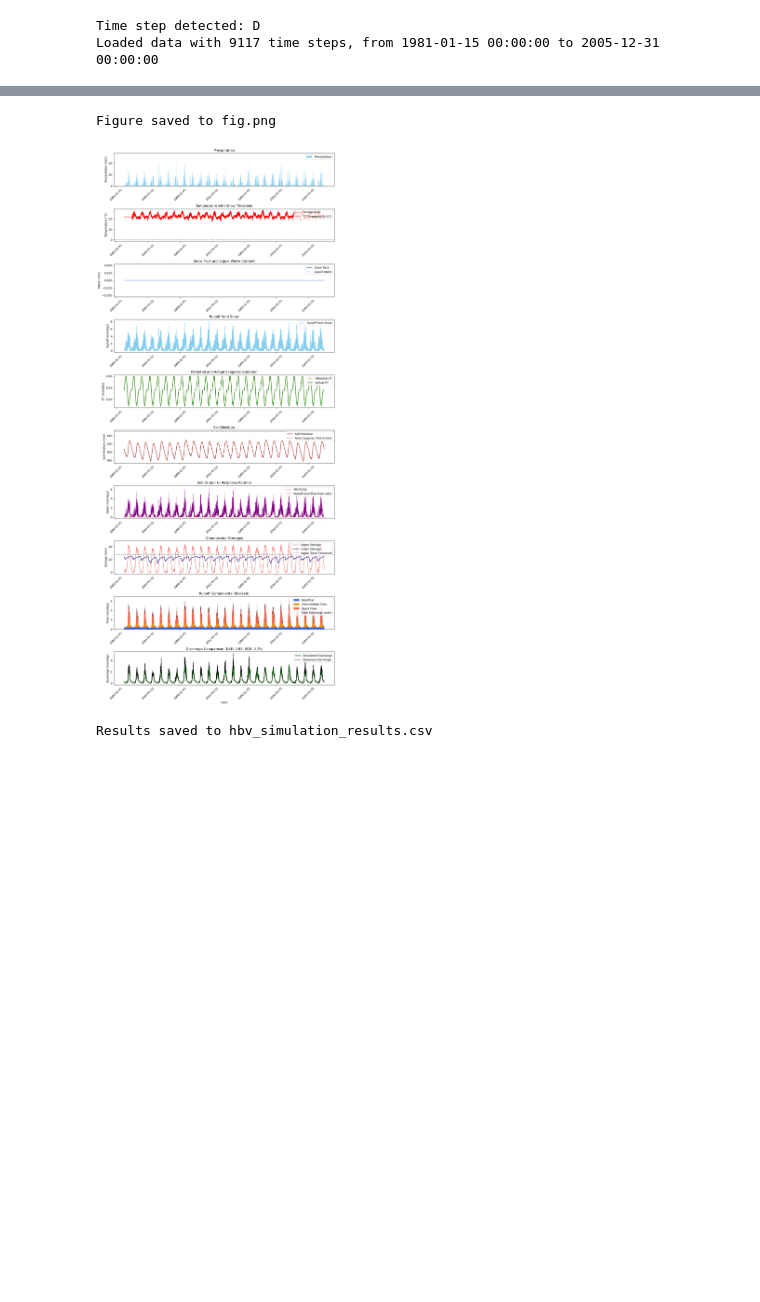
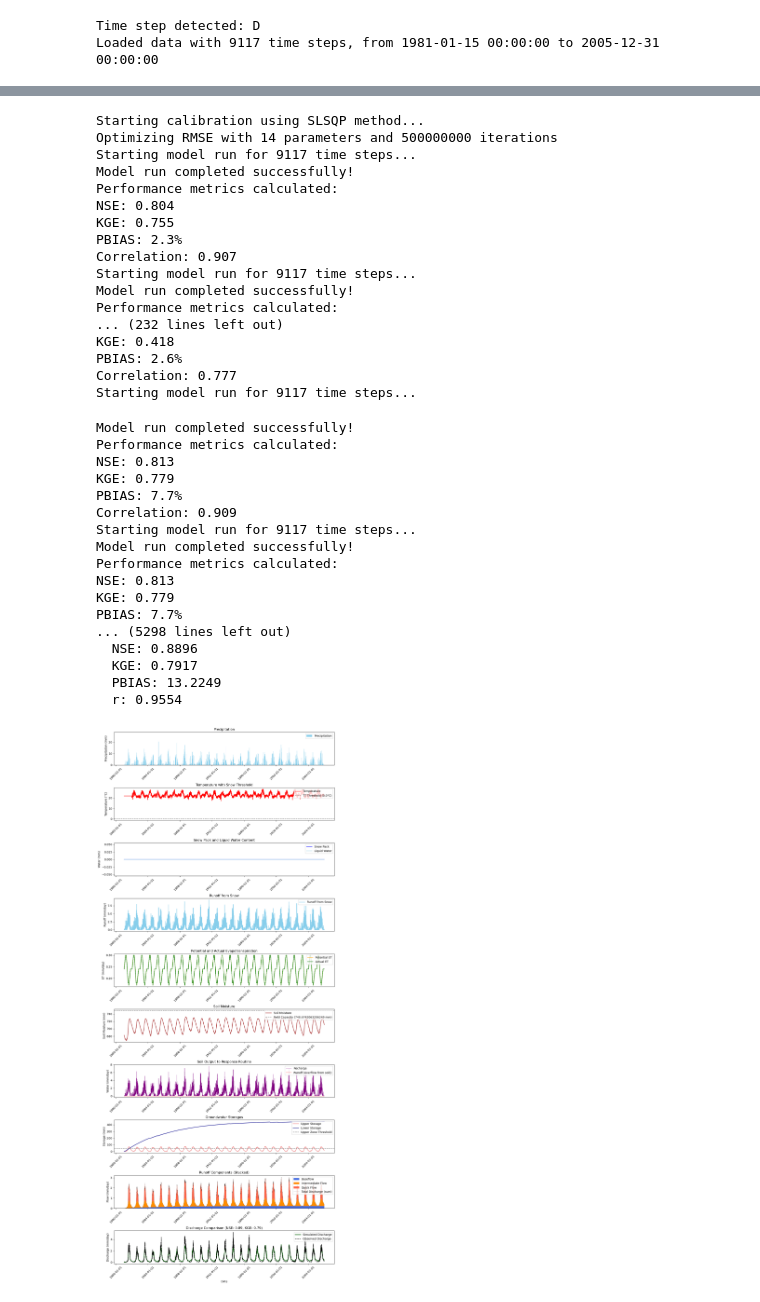
Before and after one commit to abdallaox/HBV_python_implementation, a Jupyter notebook: test.ipynb, the cells around one changed output, grey strips where cells are left out. Saved outputs shown, nothing was run; the diff lists cells and outputs as text; code cells hidden in the pictures; blank space fills up the shorter version.

Commit message:
did the calibration and achieved high results around 0.92

```diff
--- a/test.ipynb
+++ b/test.ipynb
@@ -107,10 +85,59 @@ Correlation: 0.924
 # %%
 #6. Visualize results
-model.plot_results(output_file='fig.png')
+#model.plot_results(output_file='fig.png')
 
-#7. Save results to CSV (optional)
-model.save_results("hbv_simulation_results.csv")
+# #7. Save results to CSV (optional)
+# model.save_results("hbv_simulation_results.csv")
-# %% [output]
-Figure saved to fig.png
-[figure, removed]
-Results saved to hbv_simulation_results.csv
+# %%
+results = calibrate_hbv_model(
+    model,
+    method='SLSQP',     # Optimization algorithm
+    objective='RMSE',    # Objective function to optimize
+    iterations=500000000,     # Maximum iterations
+    verbose=True,       # Print progress
+    plot_results=True   # Plot results after calibration
+)
+
+# The model now has calibrated parameters
+# You can access them via model.params
+
+# You can also access the calibration results
+optimized_params = results['parameters']
+performance = results['performance']
+optimization_details = results['optimization_result']
+# %% [output]
+Starting calibration using SLSQP method...
+Optimizing RMSE with 14 parameters and 500000000 iterations
+Starting model run for 9117 time steps...
+Model run completed successfully!
+Performance metrics calculated:
+NSE: 0.804
+KGE: 0.755
+PBIAS: 2.3%
+Correlation: 0.907
+Starting model run for 9117 time steps...
+Model run completed successfully!
+Performance metrics calculated:
+... (232 lines left out)
+KGE: 0.418
+PBIAS: 2.6%
+Correlation: 0.777
+Starting model run for 9117 time steps...
+Model run completed successfully!
+Performance metrics calculated:
+NSE: 0.813
+KGE: 0.779
+PBIAS: 7.7%
+Correlation: 0.909
+Starting model run for 9117 time steps...
+Model run completed successfully!
+Performance metrics calculated:
+NSE: 0.813
+KGE: 0.779
+PBIAS: 7.7%
+... (5298 lines left out)
+  NSE: 0.8896
+  KGE: 0.7917
+  PBIAS: 13.2249
+  r: 0.9554
+[figure, added]
```
Also changed, not shown: parts of 5 cells of this notebook, 3 other files.
